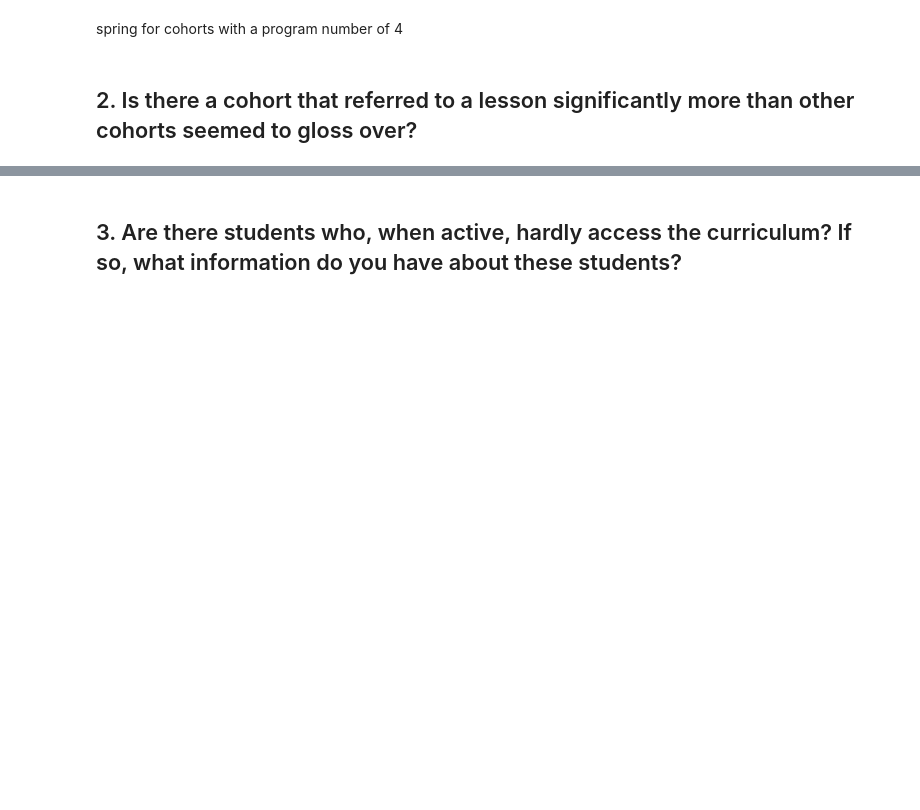
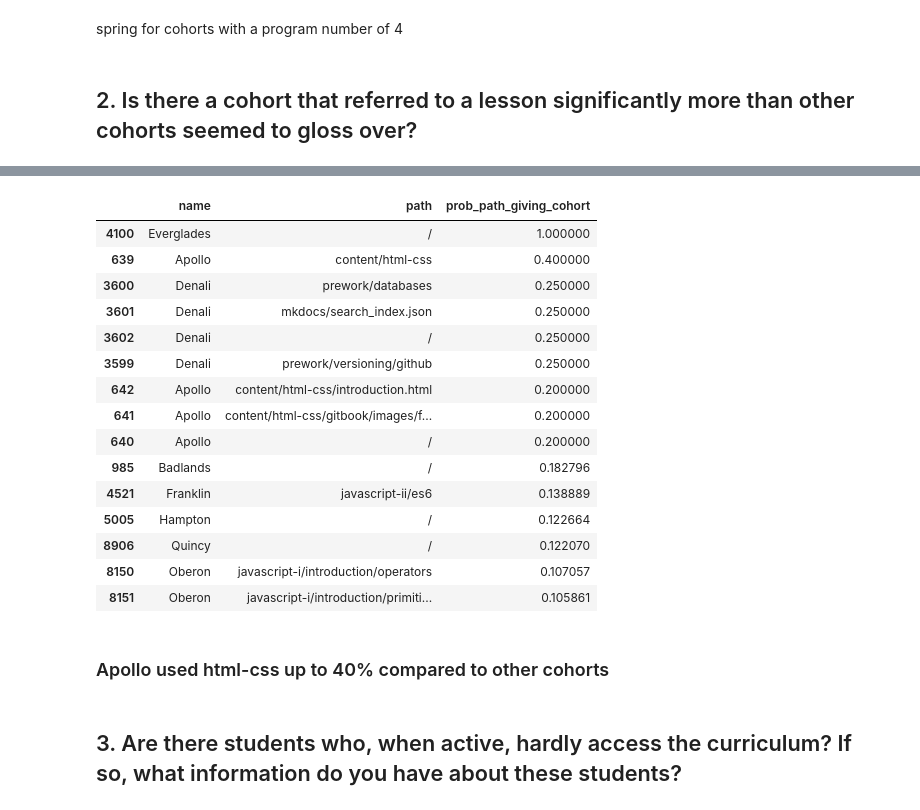
Before and after one commit to Joshua-Click/anomaly-detection-exercises, a Jupyter notebook: project_anomaly_detection.ipynb, the cells around one changed output, grey strips where cells are left out. Cells and saved outputs as stored; diff of their text form; code cells hidden in the pictures; blank space fills up the shorter version.

```diff
--- a/project_anomaly_detection.ipynb
+++ b/project_anomaly_detection.ipynb
@@ -326,3 +362,25 @@ spring for cohorts with a program number of 4
+# %%
+status_given_cohort = (df0.groupby('name').path.value_counts(normalize=True).rename('prob_path_giving_cohort').reset_index())
+status_given_cohort.sort_values('prob_path_giving_cohort', ascending=False).head(15)
+# %% [output]
+|  | name | path | prob_path_giving_cohort |
+| 4100 | Everglades | / | 1.000000 |
+| 639 | Apollo | content/html-css | 0.400000 |
+| 3600 | Denali | prework/databases | 0.250000 |
+| 3601 | Denali | mkdocs/search_index.json | 0.250000 |
+| 3602 | Denali | / | 0.250000 |
+| 3599 | Denali | prework/versioning/github | 0.250000 |
+| 642 | Apollo | content/html-css/introduction.html | 0.200000 |
+| 641 | Apollo | content/html-css/gitbook/images/f... | 0.200000 |
+| 640 | Apollo | / | 0.200000 |
+| 985 | Badlands | / | 0.182796 |
+| 4521 | Franklin | javascript-ii/es6 | 0.138889 |
+| 5005 | Hampton | / | 0.122664 |
+| 8906 | Quincy | / | 0.122070 |
+| 8150 | Oberon | javascript-i/introduction/operators | 0.107057 |
+| 8151 | Oberon | javascript-i/introduction/primiti... | 0.105861 |
+# %% [markdown]
+### Apollo used html-css up to 40% compared to other cohorts
 # %% [markdown]
 ## 3. Are there students who, when active, hardly access the curriculum? If so, what information do you have about these students?
 # %%
```
Also changed, not shown: parts of 35 cells of this notebook, 3 other files.
